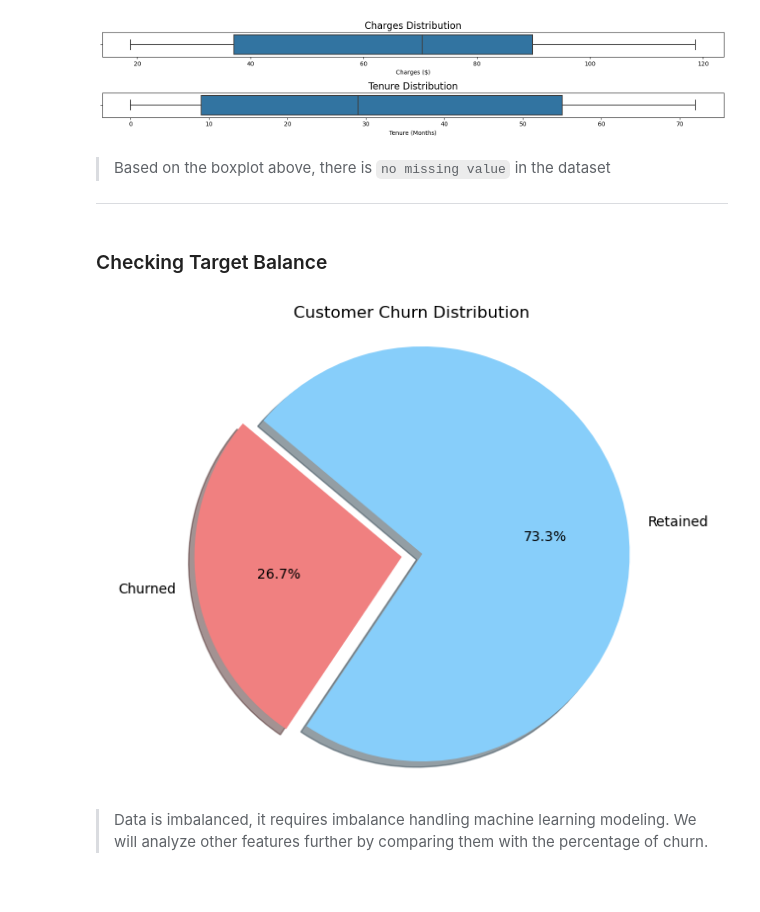
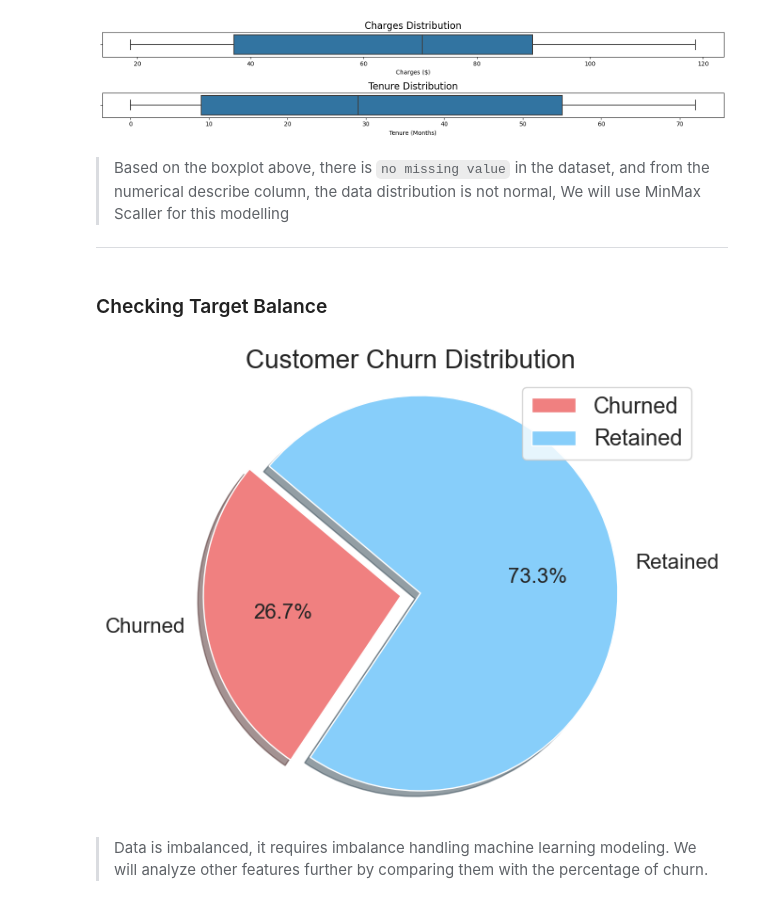
Before and after one commit to muhamatapit/Telco-Customer-Churn-ML-Modelling, a Jupyter notebook: capstone Modul3 pick- before.ipynb, the cells around one changed output. Drawn from its saved outputs; the diff is of its cells as text; code cells hidden in the pictures.

```diff
--- a/capstone Modul3 pick- before.ipynb
+++ b/capstone Modul3 pick- before.ipynb
@@ -323,32 +315,40 @@ plt.show()
 # %% [output]
 [figure]
 # %% [markdown]
-> Based on the boxplot above, there is `no missing value` in the dataset
+> Based on the boxplot above, there is `no missing value` in the dataset, and from the numerical describe column, the data distribution is not normal,
+We will use MinMax Scaller for this modelling
 
 ---
 # %% [markdown]
 ### Checking Target Balance
 # %%
 import matplotlib.pyplot as plt
-# Calculate the churn percentage
-churn_counts = df['Churn'].value_counts(normalize=True) * 100
-churn_percentage = churn_counts['Yes']
 
-churn_percentage
+# Assuming you have already calculated the churn_percentage
+# churn_percentage = ...
 
-# Creating a pie chart for the churn distribution
+# Creating a pie chart for the churn distribution with larger text
 labels = 'Churned', 'Retained'
 sizes = [churn_percentage, 100 - churn_percentage]
 colors = ['lightcoral', 'lightskyblue']
 explode = (0.1, 0)  # explode 1st slice
+label_fontsize = 17  # Font size for labels
+title_fontsize = 20  # Font size for title
+autopct_fontsize = 16  # Font size for autopct
+
+# Custom autopct function to control font size
+def custom_autopct(pct):
+    return ('%1.1f%%' % pct) if pct > 0 else ''
 
 plt.figure(figsize=(8, 6))
-plt.pie(sizes, explode=explode, labels=labels, colors=colors, autopct='%1.1f%%', shadow=True, startangle=140)
+plt.pie(sizes, explode=explode, labels=labels, colors=colors, autopct=lambda pct: custom_autopct(pct),
+        shadow=True, startangle=140, textprops={'fontsize': autopct_fontsize})
 plt.axis('equal')  # Equal aspect ratio ensures that pie is drawn as a circle.
-plt.title('Customer Churn Distribution')
+plt.title('Customer Churn Distribution', fontsize=title_fontsize)
+plt.legend(labels, loc="best", fontsize=label_fontsize)
 plt.show()
 # %% [output]
-[figure, old version]
+[figure, new version]
 # %% [markdown]
 > Data is imbalanced, it requires imbalance handling machine learning modeling. We will analyze other features further by comparing them with the percentage of churn.
 # %%
```
Also changed, not shown: parts of 44 cells of this notebook.
